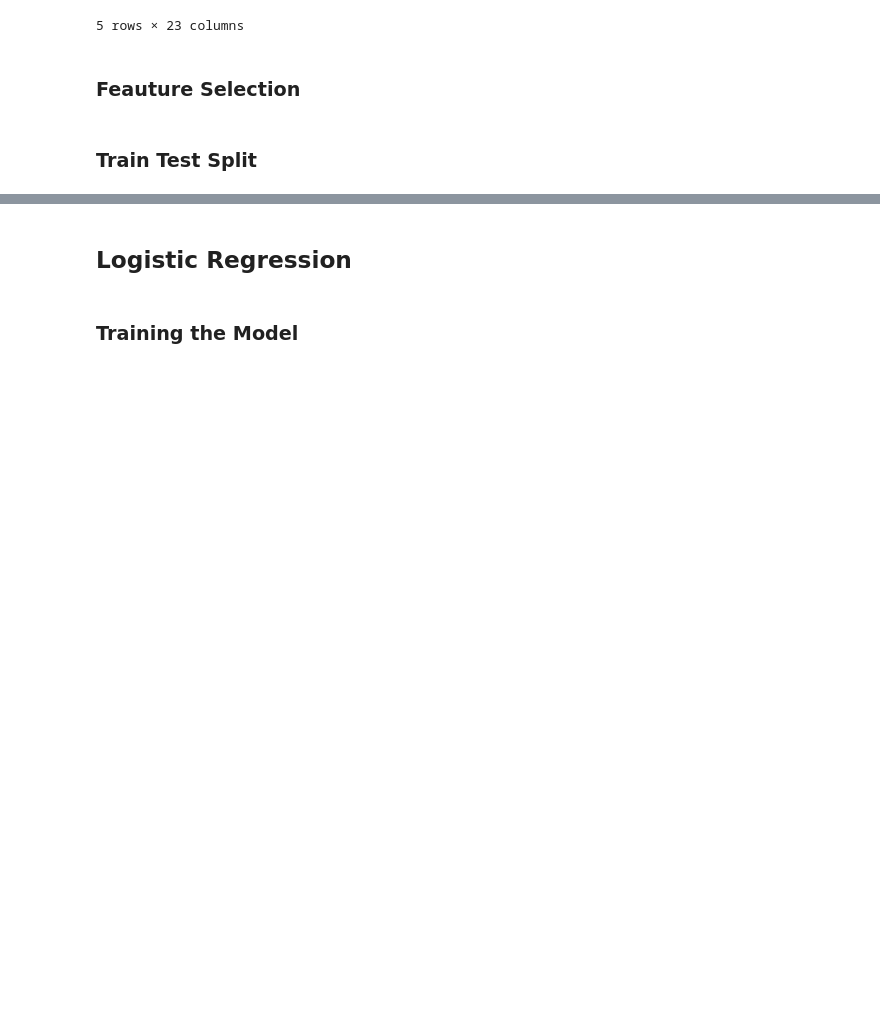
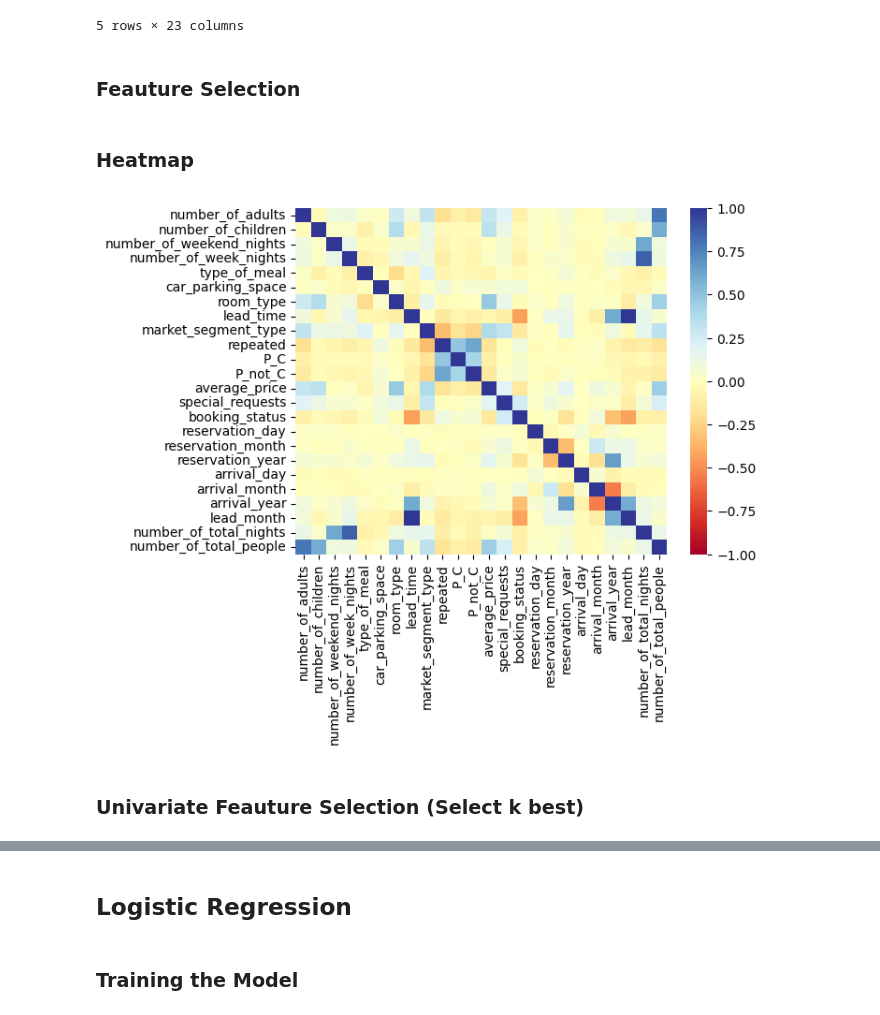
Before and after one commit to AslihanYoldas/ada-lovelace-final-project, a Jupyter notebook: modelling.ipynb, the cells around one changed output, grey strips where cells are left out. Drawn from its saved outputs; the diff is of its cells as text; code cells hidden in the pictures; blank space fills up the shorter version.

```diff
--- a/modelling.ipynb
+++ b/modelling.ipynb
@@ -85,2 +84,0 @@ df_feautures =df_normalized[['number_of_adults', 'number_of_children',
-# %% [markdown]
-### Train Test Split
@@ -88,0 +85,10 @@ X_train, X_test, y_train, y_test = train_test_split( df_feautures, df['booking_s
+# %% [markdown]
+### Heatmap
+# %%
+# lead time , market segment type, average price, special request,reservation year, arrival year and lead month has a correlation with booking status
+from module import corr_heatmap
+corr_heatmap(df,df.drop(['Booking_ID','date_of_reservation','date_of_arrival'], axis=1).columns)
+# %% [output]
+[figure, added]
+# %% [markdown]
+### Univariate Feauture Selection (Select k best)
```
Also changed, not shown: parts of 33 cells of this notebook.
